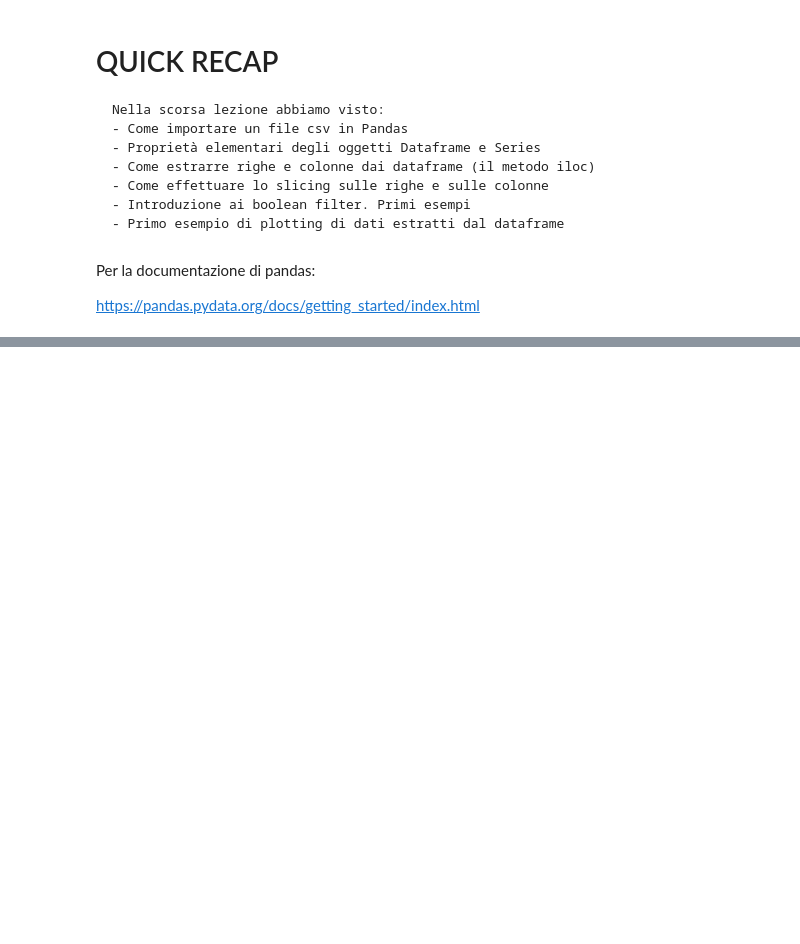
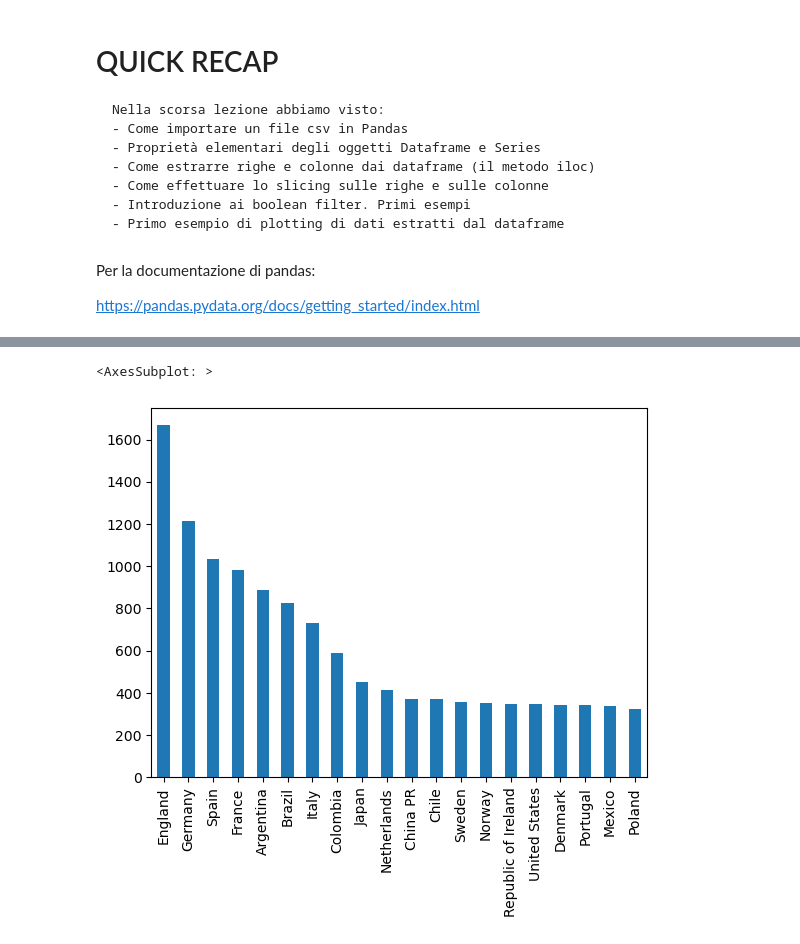
Before and after one commit to pal-dev-labs/Artificial-Intelligence-with-Python, a Jupyter notebook: 6-Pandas-part2.ipynb, the cells around one changed output, grey strips where cells are left out. Cells and saved outputs as stored; diff of their text form; code cells hidden in the pictures; blank space fills up the shorter version.

```diff
--- a/6-Pandas-part2.ipynb
+++ b/6-Pandas-part2.ipynb
@@ -215,0 +113,4 @@ data
+# %%
+# quanti giocatori abbiamo per ogni nazione?
+giocatori_nazione = players['nationality'].value_counts()
+giocatori_nazione
@@ -215,0 +130,5 @@ data
+# %%
+giocatori_nazione[0:20].plot.bar()
+# %% [output]
+<AxesSubplot: >
+[figure, added]
```
Also changed, not shown: parts of 89 cells of this notebook, 4 other files.
